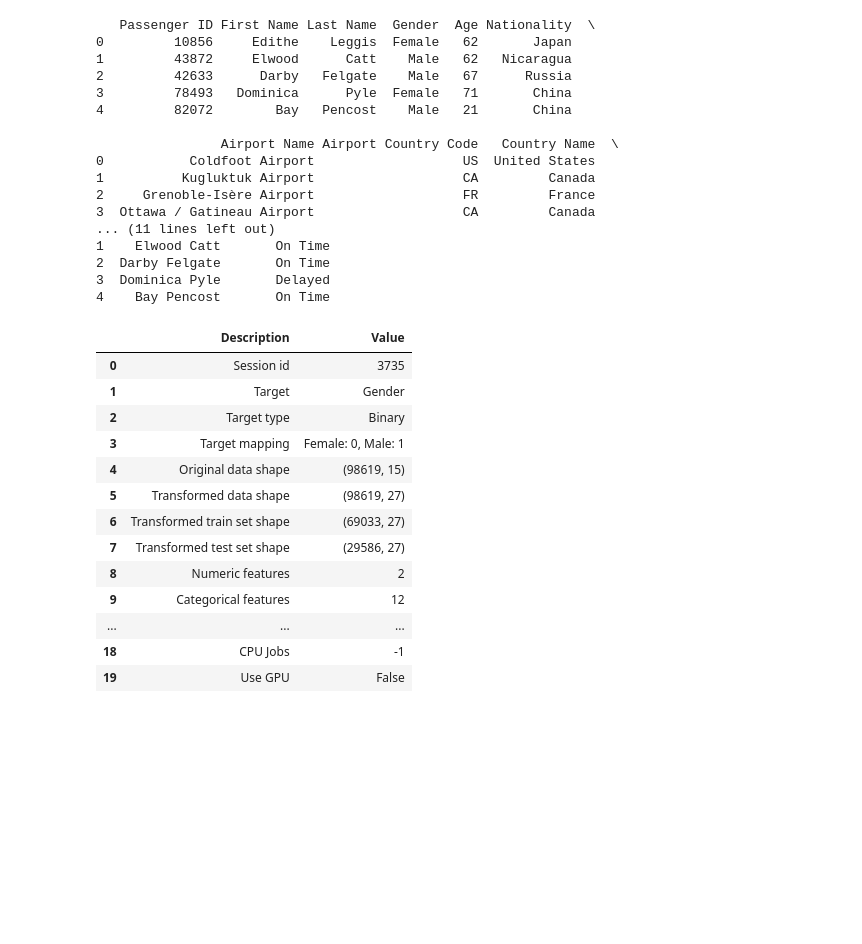
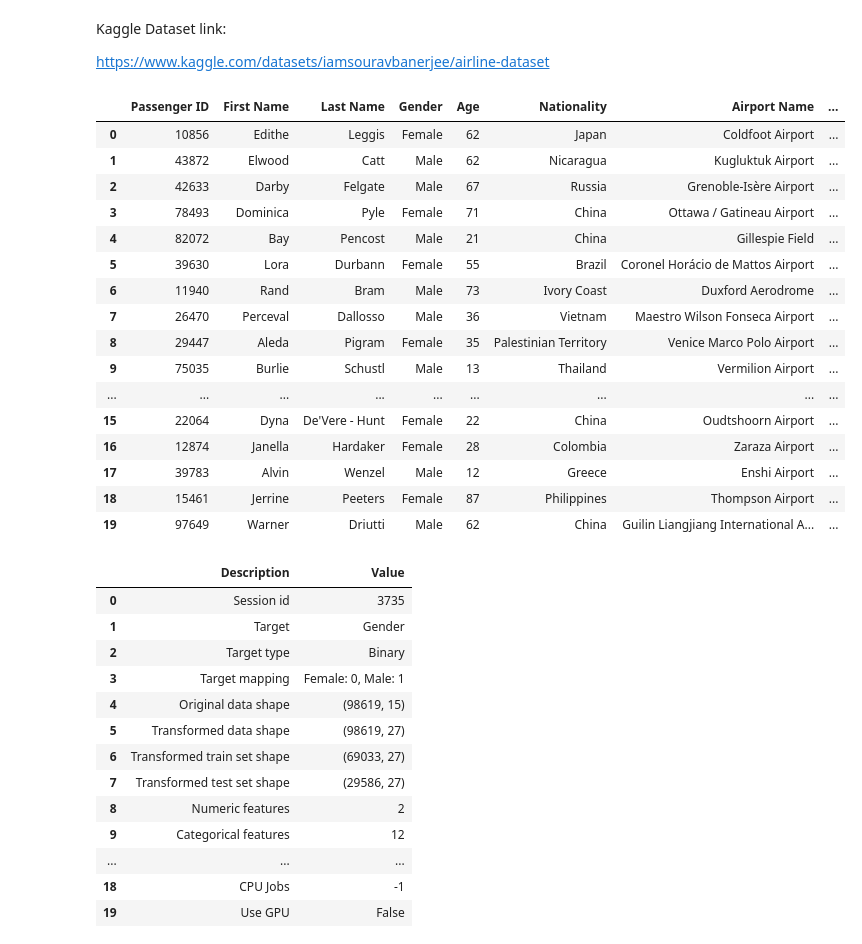
Before and after one commit to gayatribandaru/Pycart-Assignment, a Jupyter notebook: pycaret.ipynb, the cells around one changed output. Drawn from its saved outputs; the diff is of its cells as text; code cells hidden in the pictures; blank space fills up the shorter version.

```diff
--- a/pycaret.ipynb
+++ b/pycaret.ipynb
@@ -26,27 +26,30 @@ import pandas as pd
 
 # Read the CSV file into a DataFrame
 df = pd.read_csv('/content/AirlineDataset.csv')
-
-# Show the first few rows to make sure it's loaded correctly
-print(df.head())
-# %% [output]
-   Passenger ID First Name Last Name  Gender  Age Nationality  \
-0         10856     Edithe    Leggis  Female   62       Japan
-1         43872     Elwood      Catt    Male   62   Nicaragua
-2         42633      Darby   Felgate    Male   67      Russia
-3         78493   Dominica      Pyle  Female   71       China
-4         82072        Bay   Pencost    Male   21       China
-
-                Airport Name Airport Country Code   Country Name  \
-0           Coldfoot Airport                   US  United States
-1          Kugluktuk Airport                   CA         Canada
-2     Grenoble-Isère Airport                   FR         France
-3  Ottawa / Gatineau Airport                   CA         Canada
-... (11 lines left out)
-1    Elwood Catt       On Time
-2  Darby Felgate       On Time
-3  Dominica Pyle       Delayed
-4    Bay Pencost       On Time
+# %% [markdown]
+Kaggle Dataset link:
+
+https://www.kaggle.com/datasets/iamsouravbanerjee/airline-dataset
+# %%
+df.head(20)
+# %% [output]
+|  | Passenger ID | First Name | Last Name | Gender | Age | Nationality | Airport Name | ... |
+| 0 | 10856 | Edithe | Leggis | Female | 62 | Japan | Coldfoot Airport | ... |
+| 1 | 43872 | Elwood | Catt | Male | 62 | Nicaragua | Kugluktuk Airport | ... |
+| 2 | 42633 | Darby | Felgate | Male | 67 | Russia | Grenoble-Isère Airport | ... |
+| 3 | 78493 | Dominica | Pyle | Female | 71 | China | Ottawa / Gatineau Airport | ... |
+| 4 | 82072 | Bay | Pencost | Male | 21 | China | Gillespie Field | ... |
+| 5 | 39630 | Lora | Durbann | Female | 55 | Brazil | Coronel Horácio de Mattos Airport | ... |
+| 6 | 11940 | Rand | Bram | Male | 73 | Ivory Coast | Duxford Aerodrome | ... |
+| 7 | 26470 | Perceval | Dallosso | Male | 36 | Vietnam | Maestro Wilson Fonseca Airport | ... |
+| 8 | 29447 | Aleda | Pigram | Female | 35 | Palestinian Territory | Venice Marco Polo Airport | ... |
+| 9 | 75035 | Burlie | Schustl | Male | 13 | Thailand | Vermilion Airport | ... |
+| ... | ... | ... | ... | ... | ... | ... | ... | ... |
+| 15 | 22064 | Dyna | De'Vere - Hunt | Female | 22 | China | Oudtshoorn Airport | ... |
+| 16 | 12874 | Janella | Hardaker | Female | 28 | Colombia | Zaraza Airport | ... |
+| 17 | 39783 | Alvin | Wenzel | Male | 12 | Greece | Enshi Airport | ... |
+| 18 | 15461 | Jerrine | Peeters | Female | 87 | Philippines | Thompson Airport | ... |
+| 19 | 97649 | Warner | Driutti | Male | 62 | China | Guilin Liangjiang International A... | ... |
 # %%
 from pycaret.classification import setup
 
```
Also changed, not shown: parts of 1 cell of this notebook.
